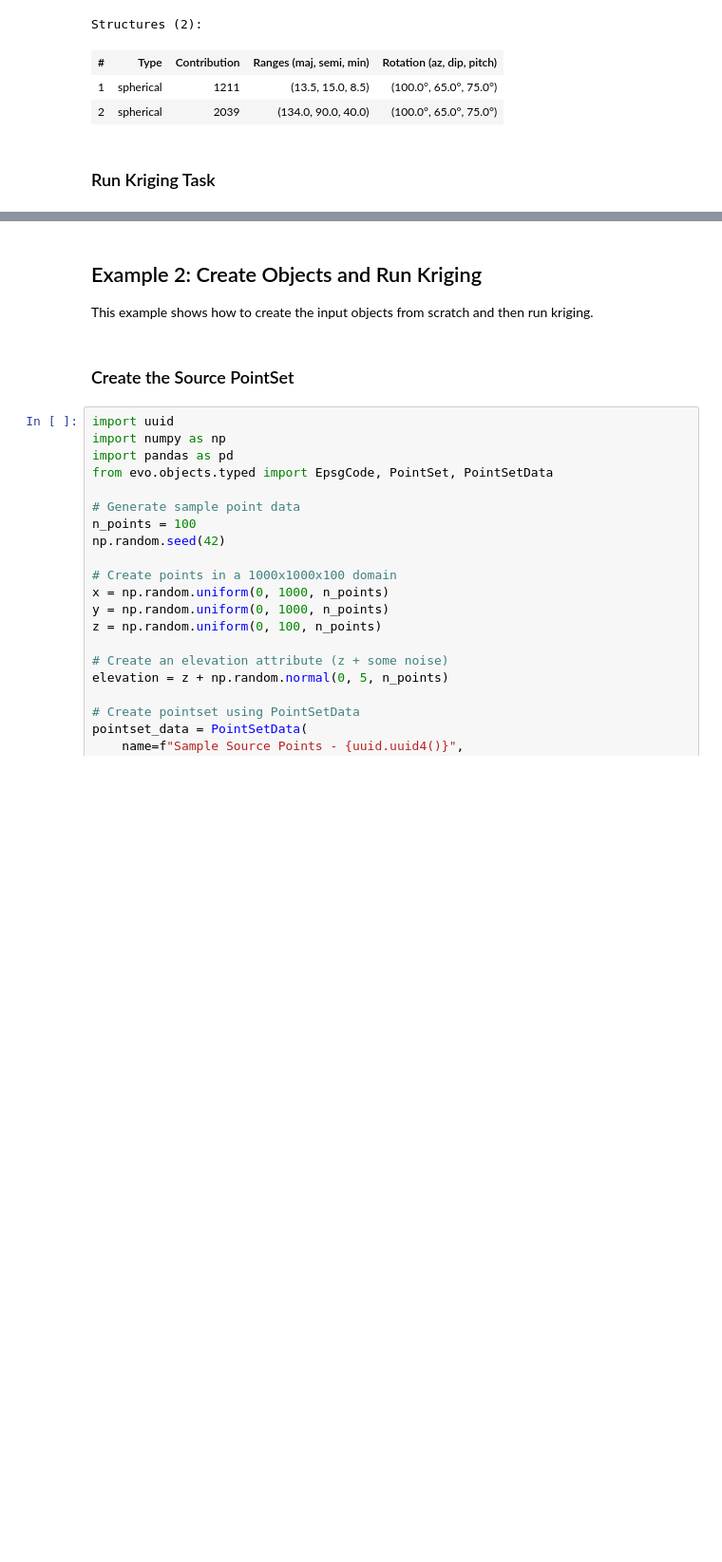
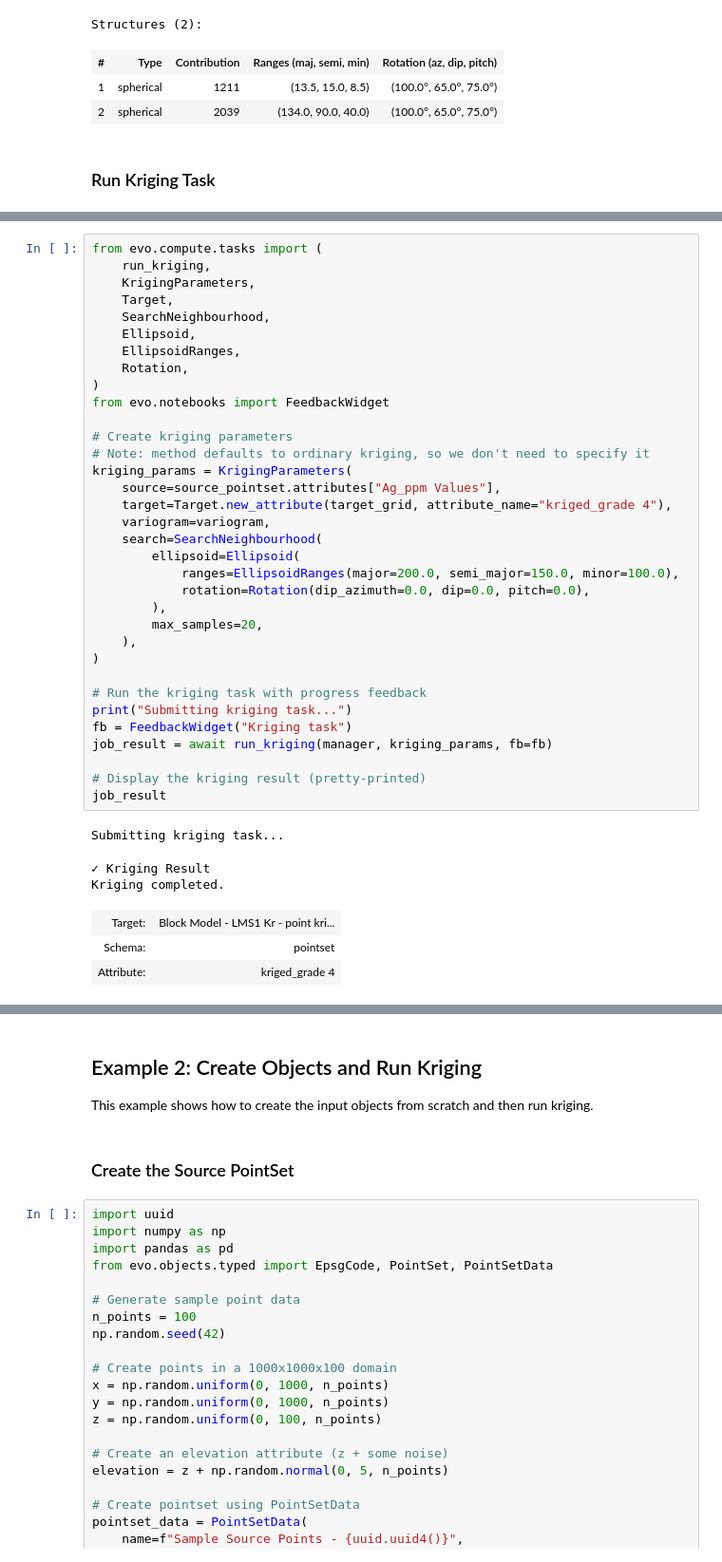
Before and after one commit to SeequentEvo/evo-python-sdk, a Jupyter notebook: packages/evo-compute/docs/examples/kriging.ipynb, the cells around one changed output, grey strips where cells are left out. Shown at 95% size. Cells and saved outputs as stored; diff of their text form; blank space fills up the shorter version.

```diff
--- a/packages/evo-compute/docs/examples/kriging.ipynb
+++ b/packages/evo-compute/docs/examples/kriging.ipynb
@@ -165,0 +117,41 @@ Detail: Internal error while validating task parameters
+# %%
+from evo.compute.tasks import (
+    run_kriging,
+    KrigingParameters,
+    Target,
+    SearchNeighbourhood,
+    Ellipsoid,
+    EllipsoidRanges,
+    Rotation,
+)
+from evo.notebooks import FeedbackWidget
+
+# Create kriging parameters
+# Note: method defaults to ordinary kriging, so we don't need to specify it
+kriging_params = KrigingParameters(
+    source=source_pointset.attributes["Ag_ppm Values"],
+    target=Target.new_attribute(target_grid, attribute_name="kriged_grade 4"),
+    variogram=variogram,
+    search=SearchNeighbourhood(
+        ellipsoid=Ellipsoid(
+            ranges=EllipsoidRanges(major=200.0, semi_major=150.0, minor=100.0),
+            rotation=Rotation(dip_azimuth=0.0, dip=0.0, pitch=0.0),
+        ),
+        max_samples=20,
+    ),
+)
+
+# Run the kriging task with progress feedback
+print("Submitting kriging task...")
+fb = FeedbackWidget("Kriging task")
+job_result = await run_kriging(manager, kriging_params, fb=fb)
+
+# Display the kriging result (pretty-printed)
+job_result
+# %% [output]
+Submitting kriging task...
+✓ Kriging Result
+Kriging completed.
+| Target: | Block Model - LMS1 Kr - point kri... |
+| Schema: | pointset |
+| Attribute: | kriged_grade 4 |
```
Also changed, not shown: parts of 15 cells of this notebook, 13 other files.
